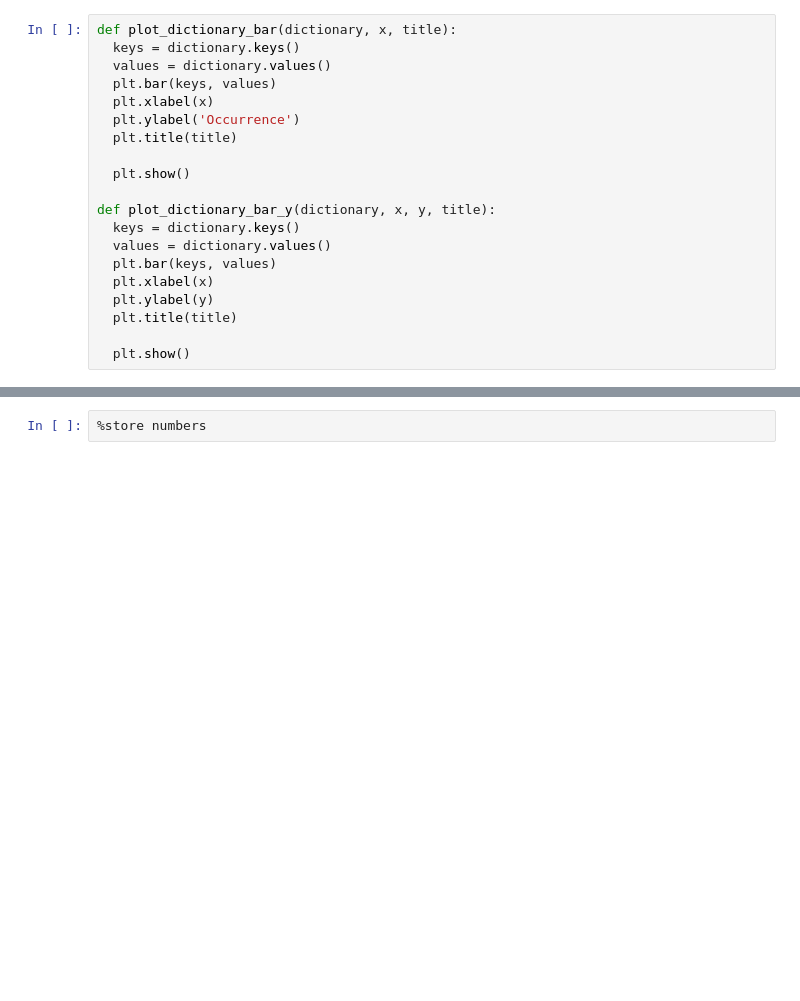
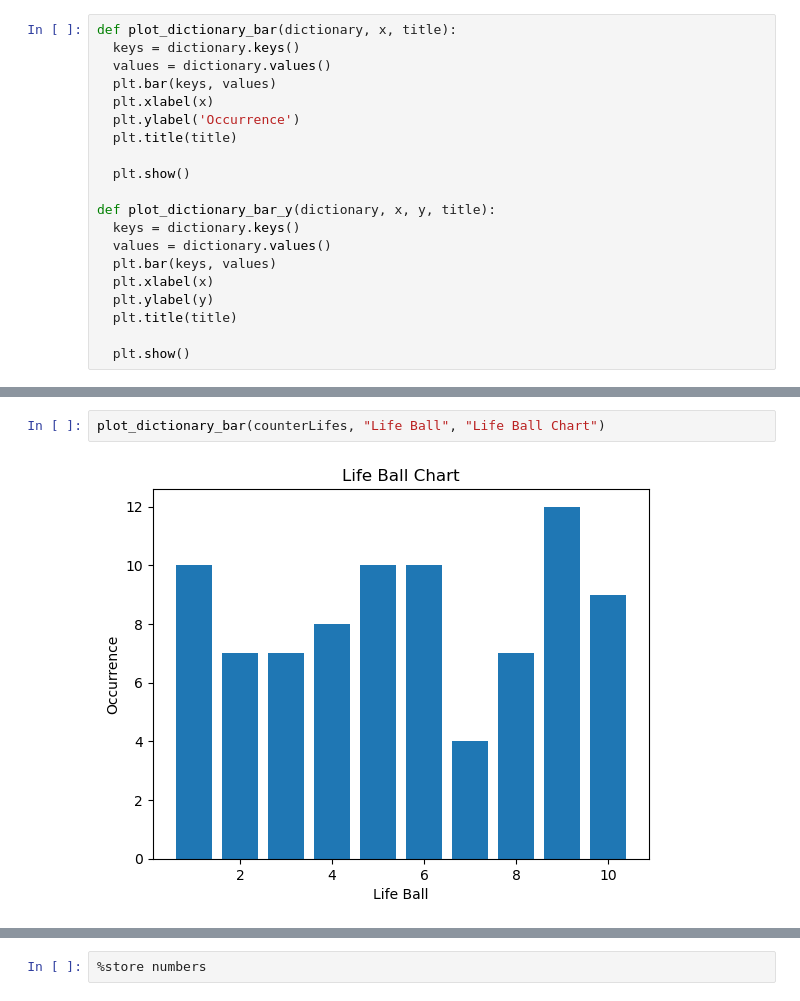
Before and after one commit to linux-bear/Lottery, a Jupyter notebook: SetForLifeRefined.ipynb, the cells around one changed output, grey strips where cells are left out. Cells and saved outputs as stored; diff of their text form; blank space fills up the shorter version.

```diff
--- a/SetForLifeRefined.ipynb
+++ b/SetForLifeRefined.ipynb
@@ -694,3 +825,7 @@ plot_dictionary_bar(lastSeenDict, "Ball", "Number of draws since ball last seen"
+# %%
+plot_dictionary_bar(counterLifes, "Life Ball", "Life Ball Chart")
+# %% [output]
+[figure, added]
 # %%
 plot_dictionary_bar_y(bucketProbs, "Bucket", "Percentage Chance", "Percentage chance of each distribution of ball buckets (main)")
 # %% [output]
```
Also changed, not shown: parts of 34 cells of this notebook, 7 other files.
